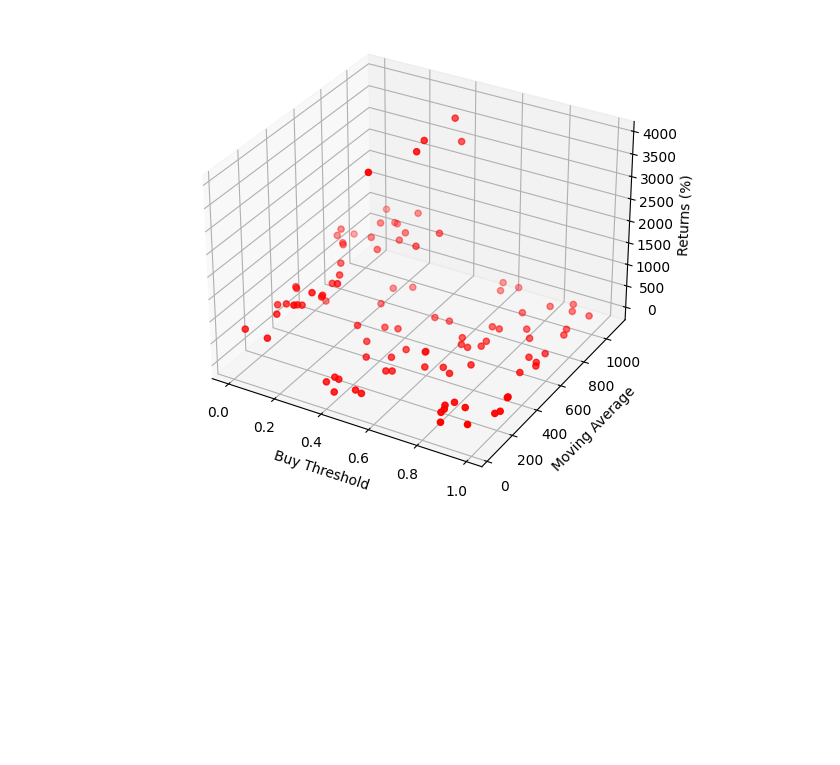
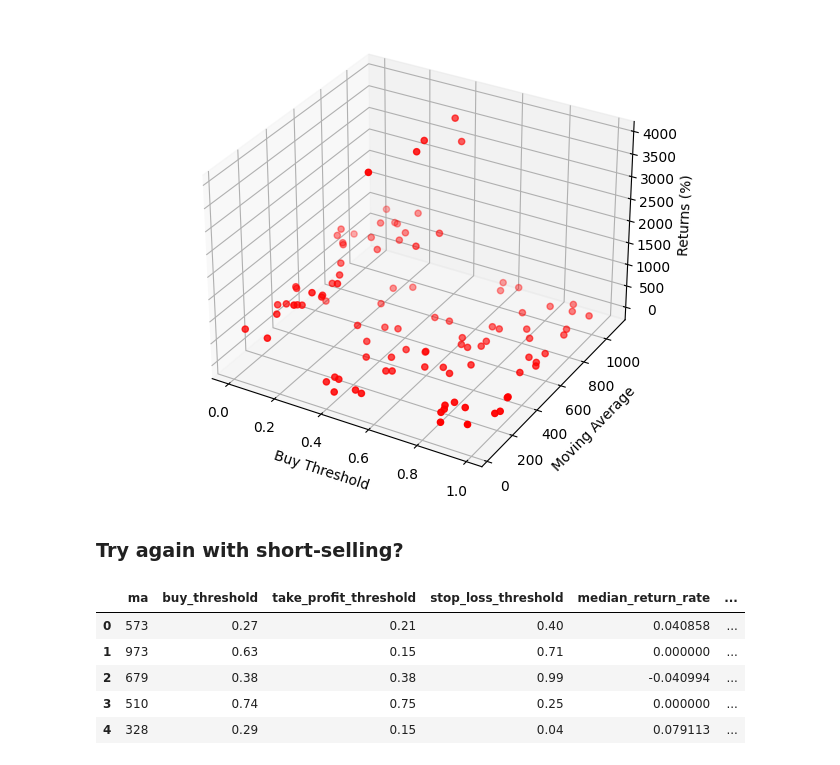
Before and after one commit to hansenrhan/crypto_backtesting, a Jupyter notebook: Mean_Reversion_Analysis.ipynb, the cells around one changed output. Drawn from its saved outputs; the diff is of its cells as text; code cells hidden in the pictures; blank space fills up the shorter version.

```diff
--- a/Mean_Reversion_Analysis.ipynb
+++ b/Mean_Reversion_Analysis.ipynb
@@ -573,3 +948,83 @@ ax.set_zlabel('Returns (%)')
 plt.show()
 # %% [output]
 [figure]
+# %% [markdown]
+### Try again with short-selling?
+# %%
+from tqdm import trange # for tracking progress
+import random
+
+# test lots of combinations
+ma_combinations = []
+buy_thresholds = []
+stop_loss_thresholds = []
+take_profit_thresholds = []
+median_return_rate_results = []
+stdev_return_rate_results = []
+profitable_quarters_results = []
+cumulative_return_results = []
+cumulative_baseline_return_results = []
+sharpe_ratios = []
+
+# I also want to record the balance data to make a monte carlo plot
+timeseries_data = []
+
+# run 100 different combinations (this can take up to a few hours, depending on the number of combinations being tested)
+for x in trange(100):
+    stop_loss = round(random.randrange(0, 100),2)/100
+    buy_threshold = round(random.randrange(0, 100),2)/100
+    take_profit = round(random.randrange(0, 100),2)/100
+    ma_length = random.randrange(0, round(2191/2))
+
+    ma_combinations.append(ma_length)
+    buy_thresholds.append(buy_threshold)
+    stop_loss_thresholds.append(stop_loss)
+    take_profit_thresholds.append(take_profit)
+
+    backtest_results = mean_reversion_backtester_shorting(
+            sampled_data = crypto_df,
+            order_sizing = 1,
+            ma_length = ma_length,
+            buy_threshold = buy_threshold,
+            take_profit = take_profit,
+            stop_loss = stop_loss,
+            starting_capital = 10000,
+            display_results = False
+        )
+
+    median_return_rate = statistics.median(backtest_results['quarter_return_rates'])
+    stdev_return_rate = statistics.stdev(backtest_results['quarter_return_rates'])
+    profitable_quarters = len([x for x in backtest_results['quarter_return_rates'] if x > 0])
+    cumulative_return = backtest_results['final_return_rate']
+    cumulative_baseline_return = backtest_results["baseline_return_rate"]
+    sharpe_ratio = backtest_results["sharpe_ratio"]
+
+    median_return_rate_results.append(median_return_rate)
+    stdev_return_rate_results.append(stdev_return_rate)
+    profitable_quarters_results.append(profitable_quarters)
+    cumulative_return_results.append(cumulative_return)
+    cumulative_baseline_return_results.append(cumulative_baseline_return)
+    sharpe_ratios.append(sharpe_ratio)
+    timeseries_data.append(backtest_results['balance_data']['Baseline'])
+
+# compile results into a table for exploration
+optimization_results = pd.DataFrame()
+optimization_results["ma"] = ma_combinations
+optimization_results["buy_threshold"] = buy_thresholds
+optimization_results["take_profit_threshold"] = take_profit_thresholds
+optimization_results["stop_loss_threshold"] = stop_loss_thresholds
+optimization_results["median_return_rate"] = median_return_rate_results
+optimization_results["stdev_return_rate"] = stdev_return_rate_results
+optimization_results["cumulative_return"] = cumulative_return_results
+optimization_results["cumulative_baseline_return"] = cumulative_baseline_return_results
+optimization_results["profitable_quarters"] = profitable_quarters_results
+optimization_results["sharpe_ratio"] = sharpe_ratios
+
+optimization_results.head()
+# %% [output]
+|  | ma | buy_threshold | take_profit_threshold | stop_loss_threshold | median_return_rate | ... |
+| 0 | 573 | 0.27 | 0.21 | 0.40 | 0.040858 | ... |
+| 1 | 973 | 0.63 | 0.15 | 0.71 | 0.000000 | ... |
+| 2 | 679 | 0.38 | 0.38 | 0.99 | -0.040994 | ... |
+| 3 | 510 | 0.74 | 0.75 | 0.25 | 0.000000 | ... |
+| 4 | 328 | 0.29 | 0.15 | 0.04 | 0.079113 | ... |
```
Also changed, not shown: parts of 10 cells of this notebook, 1 other file.
